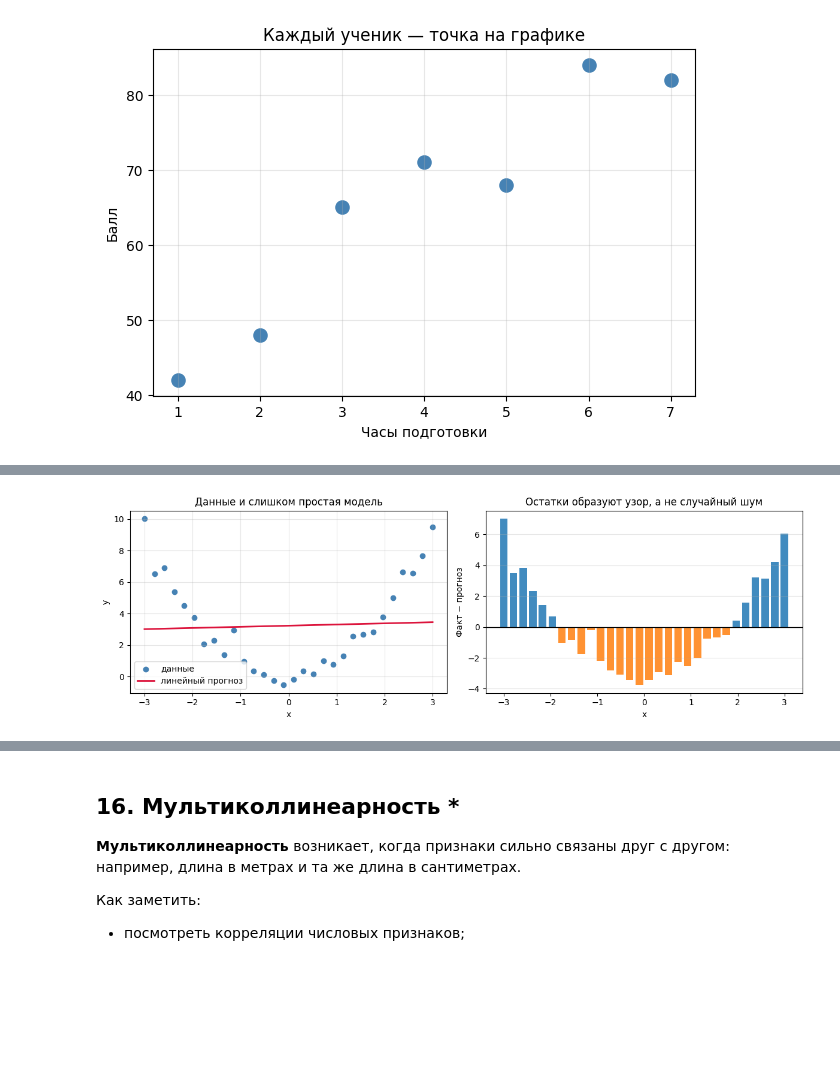
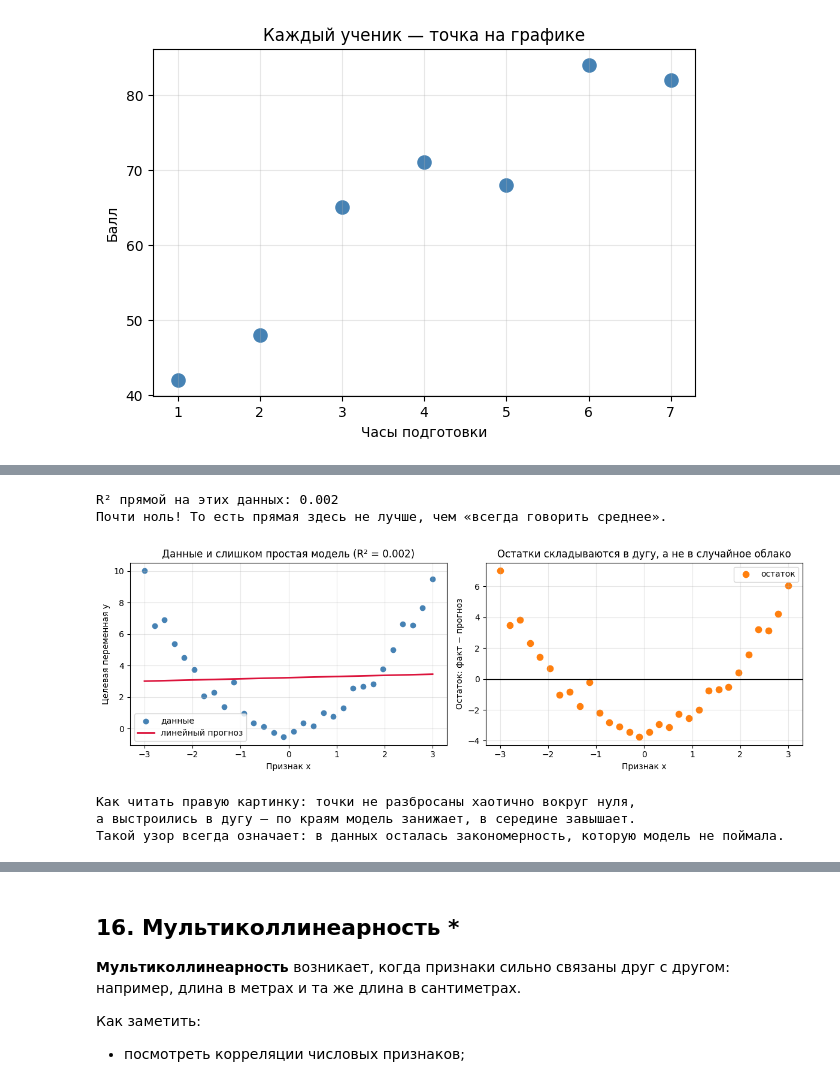
Before and after one commit to gurovic/ml-speckurs, a Jupyter notebook: Урок_25_Линейная_регрессия_Теория/Урок_25_Линейная_регрессия.ipynb, the cells around one changed output, grey strips where cells are left out. Drawn from its saved outputs; the diff is of its cells as text; code cells hidden in the pictures; blank space fills up the shorter version.

```diff
--- a/Урок_25_Линейная_регрессия_Теория/Урок_25_Линейная_регрессия.ipynb
+++ b/Урок_25_Линейная_регрессия_Теория/Урок_25_Линейная_регрессия.ipynb
@@ -345,28 +585,46 @@ print('а дополнительный километр до центра — п
 # %%
 x_curve = np.linspace(-3, 3, 30)
 y_curve = x_curve**2 + np.random.default_rng(3).normal(0, 0.5, len(x_curve))
+
 line = LinearRegression().fit(x_curve.reshape(-1, 1), y_curve)
 curve_pred = line.predict(x_curve.reshape(-1, 1))
+residuals_curve = y_curve - curve_pred
 
-residuals_curve = y_curve - curve_pred
+print(f'R² прямой на этих данных: {r2_score(y_curve, curve_pred):.3f}')
+print('Почти ноль! То есть прямая здесь не лучше, чем «всегда говорить среднее».')
+
 fig, axes = plt.subplots(1, 2, figsize=(12, 4))
+
 axes[0].scatter(x_curve, y_curve, color='steelblue', label='данные')
 axes[0].plot(x_curve, curve_pred, color='crimson', linewidth=2, label='линейный прогноз')
-axes[0].set_title('Данные и слишком простая модель')
-axes[0].set_xlabel('Признак x'); axes[0].set_ylabel('Целевая переменная y')
-axes[0].grid(alpha=0.3); axes[0].legend()
+axes[0].set_title(f'Данные и слишком простая модель (R² = {r2_score(y_curve, curve_pred):.3f})')
+axes[0].set_xlabel('Признак x')
+axes[0].set_ylabel('Целевая переменная y')
+axes[0].grid(alpha=0.3)
+axes[0].legend()
 
-# Палочки показывают величину и знак каждой отдельной ошибки.
-colors = np.where(residuals_curve >= 0, 'tab:blue', 'tab:orange')
-axes[1].bar(x_curve, residuals_curve, width=0.16, color=colors, alpha=0.85)
+# Остатки точками — так видно форму «облака».
+axes[1].scatter(x_curve, residuals_curve, color='tab:orange', s=55, label='остаток')
 axes[1].axhline(0, color='black', linewidth=1)
-axes[1].set_title('Остатки образуют узор, а не случайный шум')
-axes[1].set_xlabel('Признак x'); axes[1].set_ylabel('Остаток: факт − прогноз')
-axes[1].grid(axis='y', alpha=0.3)
+axes[1].set_title('Остатки складываются в дугу, а не в случайное облако')
+axes[1].set_xlabel('Признак x')
+axes[1].set_ylabel('Остаток: факт − прогноз')
+axes[1].grid(alpha=0.3)
+axes[1].legend()
+
 plt.tight_layout()
 plt.show()
+
+print('\nКак читать правую картинку: точки не разбросаны хаотично вокруг нуля,')
+print('а выстроились в дугу — по краям модель занижает, в середине завышает.')
+print('Такой узор всегда означает: в данных осталась закономерность, которую модель не поймала.')
 # %% [output]
+R² прямой на этих данных: 0.002
+Почти ноль! То есть прямая здесь не лучше, чем «всегда говорить среднее».
-[figure, old version]
+[figure, new version]
+Как читать правую картинку: точки не разбросаны хаотично вокруг нуля,
+а выстроились в дугу — по краям модель занижает, в середине завышает.
+Такой узор всегда означает: в данных осталась закономерность, которую модель не поймала.
 # %% [markdown]
 ## 11. Линейная регрессия умеет строить кривые *
 
```
Also changed, not shown: parts of 35 cells of this notebook, 7 other files.
